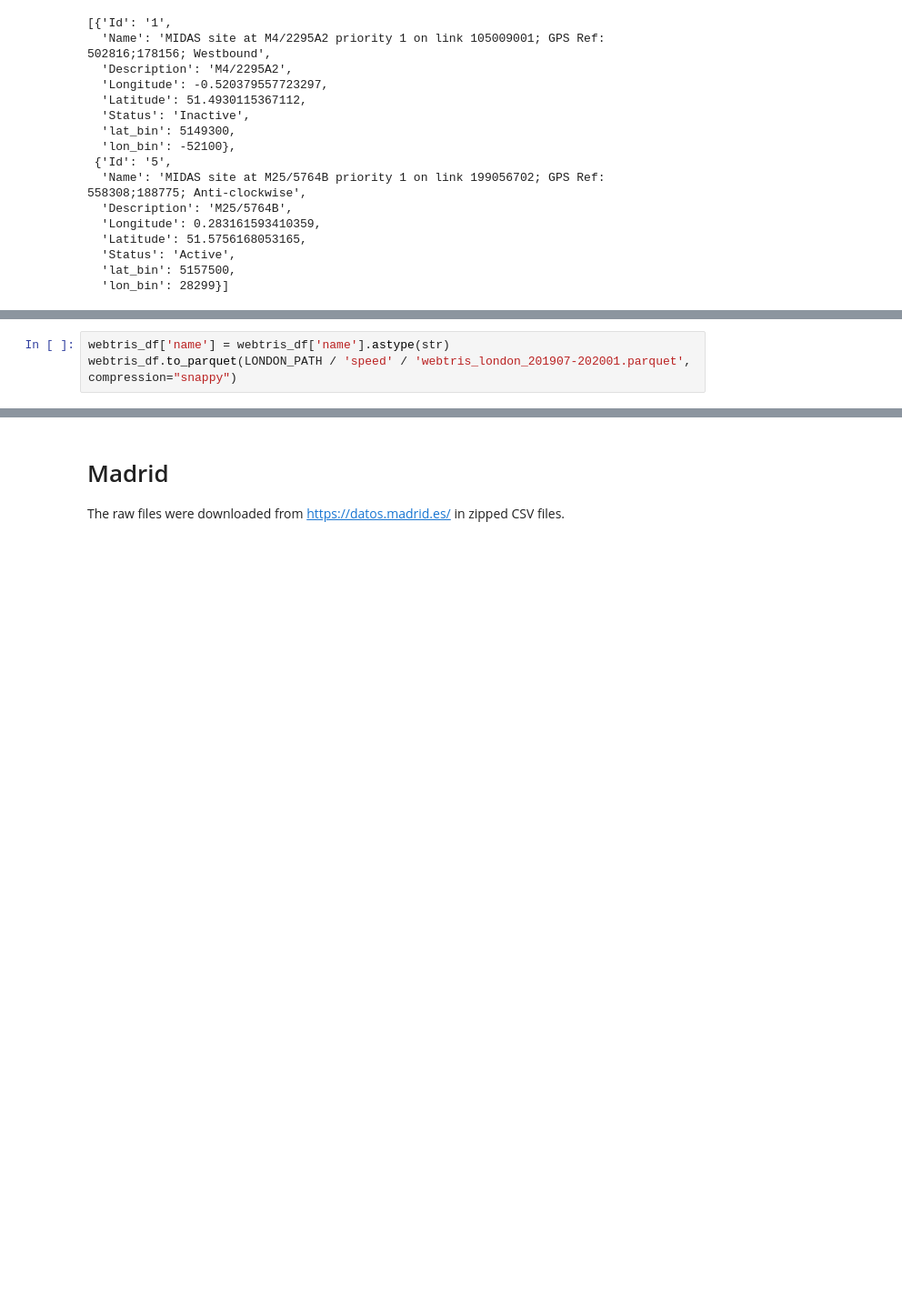
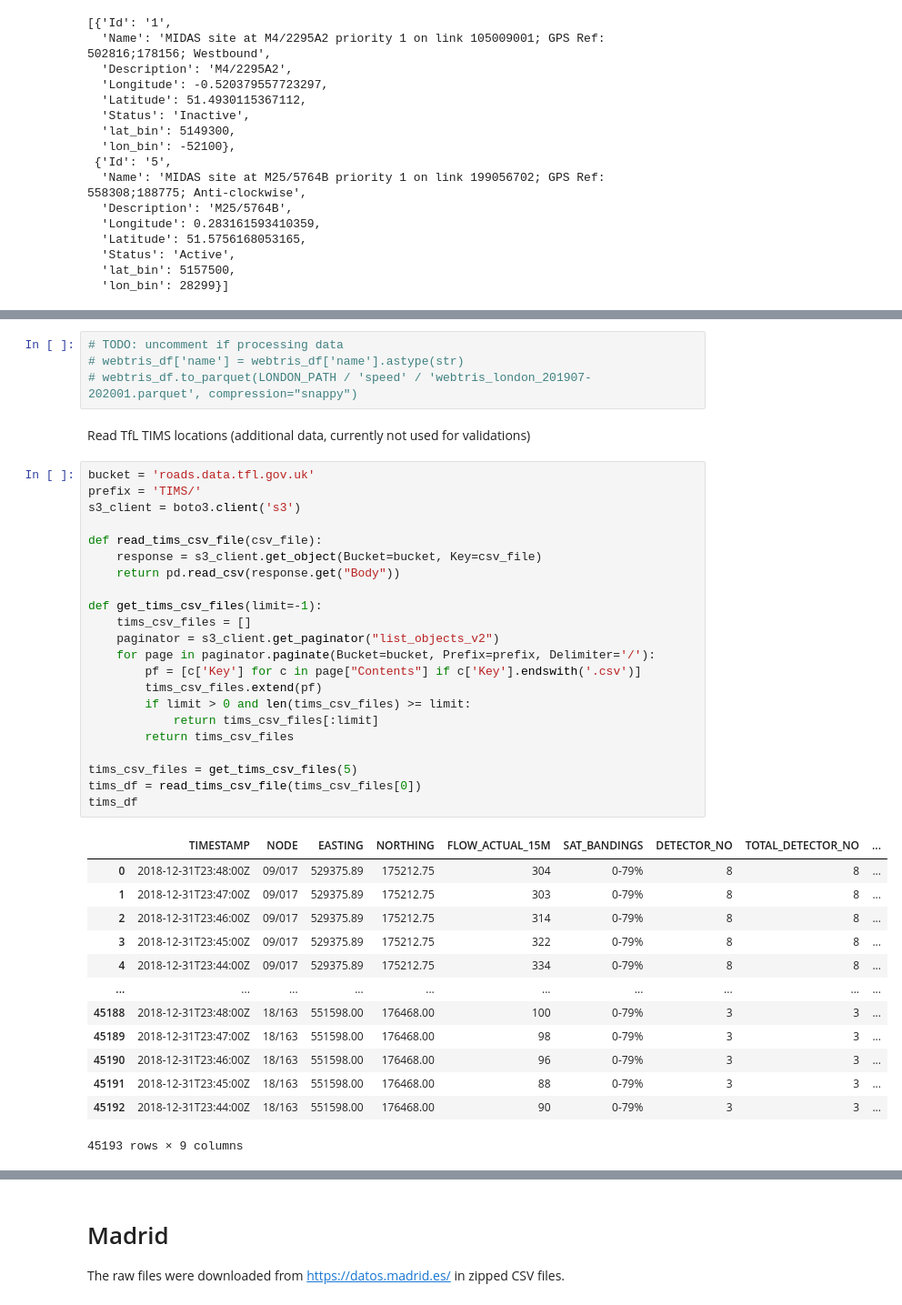
Before and after one commit to iarai/MeTS-10, a Jupyter notebook: analysis/val02_counters/counters01_prepare_data.ipynb, the cells around one changed output, grey strips where cells are left out. Shown at 91% size. Drawn from its saved outputs; the diff is of its cells as text; blank space fills up the shorter version.

```diff
--- a/analysis/val02_counters/counters01_prepare_data.ipynb
+++ b/analysis/val02_counters/counters01_prepare_data.ipynb
@@ -325,3 +305,42 @@ webtris_df
 # %%
-webtris_df['name'] = webtris_df['name'].astype(str)
-webtris_df.to_parquet(LONDON_PATH / 'speed' / 'webtris_london_201907-202001.parquet', compression="snappy")
+# TODO: uncomment if processing data
+# webtris_df['name'] = webtris_df['name'].astype(str)
+# webtris_df.to_parquet(LONDON_PATH / 'speed' / 'webtris_london_201907-202001.parquet', compression="snappy")
+# %% [markdown]
+Read TfL TIMS locations (additional data, currently not used for validations)
+# %%
+bucket = 'roads.data.tfl.gov.uk'
+prefix = 'TIMS/'
+s3_client = boto3.client('s3')
+
+def read_tims_csv_file(csv_file):
+    response = s3_client.get_object(Bucket=bucket, Key=csv_file)
+    return pd.read_csv(response.get("Body"))
+
+def get_tims_csv_files(limit=-1):
+    tims_csv_files = []
+    paginator = s3_client.get_paginator("list_objects_v2")
+    for page in paginator.paginate(Bucket=bucket, Prefix=prefix, Delimiter='/'):
+        pf = [c['Key'] for c in page["Contents"] if c['Key'].endswith('.csv')]
+        tims_csv_files.extend(pf)
+        if limit > 0 and len(tims_csv_files) >= limit:
+            return tims_csv_files[:limit]
+        return tims_csv_files
+
+tims_csv_files = get_tims_csv_files(5)
+tims_df = read_tims_csv_file(tims_csv_files[0])
+tims_df
+# %% [output]
+|  | TIMESTAMP | NODE | EASTING | NORTHING | FLOW_ACTUAL_15M | SAT_BANDINGS | DETECTOR_NO | TOTAL_DETECTOR_NO | ... |
+| 0 | 2018-12-31T23:48:00Z | 09/017 | 529375.89 | 175212.75 | 304 | 0-79% | 8 | 8 | ... |
+| 1 | 2018-12-31T23:47:00Z | 09/017 | 529375.89 | 175212.75 | 303 | 0-79% | 8 | 8 | ... |
+| 2 | 2018-12-31T23:46:00Z | 09/017 | 529375.89 | 175212.75 | 314 | 0-79% | 8 | 8 | ... |
+| 3 | 2018-12-31T23:45:00Z | 09/017 | 529375.89 | 175212.75 | 322 | 0-79% | 8 | 8 | ... |
+| 4 | 2018-12-31T23:44:00Z | 09/017 | 529375.89 | 175212.75 | 334 | 0-79% | 8 | 8 | ... |
+| ... | ... | ... | ... | ... | ... | ... | ... | ... | ... |
+| 45188 | 2018-12-31T23:48:00Z | 18/163 | 551598.00 | 176468.00 | 100 | 0-79% | 3 | 3 | ... |
+| 45189 | 2018-12-31T23:47:00Z | 18/163 | 551598.00 | 176468.00 | 98 | 0-79% | 3 | 3 | ... |
+| 45190 | 2018-12-31T23:46:00Z | 18/163 | 551598.00 | 176468.00 | 96 | 0-79% | 3 | 3 | ... |
+| 45191 | 2018-12-31T23:45:00Z | 18/163 | 551598.00 | 176468.00 | 88 | 0-79% | 3 | 3 | ... |
+| 45192 | 2018-12-31T23:44:00Z | 18/163 | 551598.00 | 176468.00 | 90 | 0-79% | 3 | 3 | ... |
+45193 rows × 9 columns
```
Also changed, not shown: parts of 24 cells of this notebook, 2 other files.
